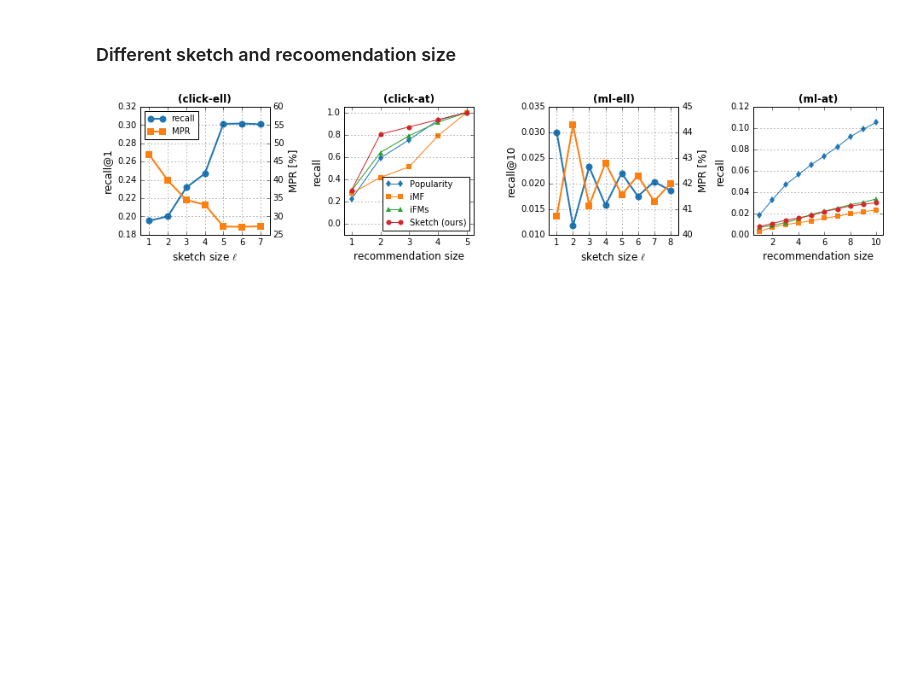
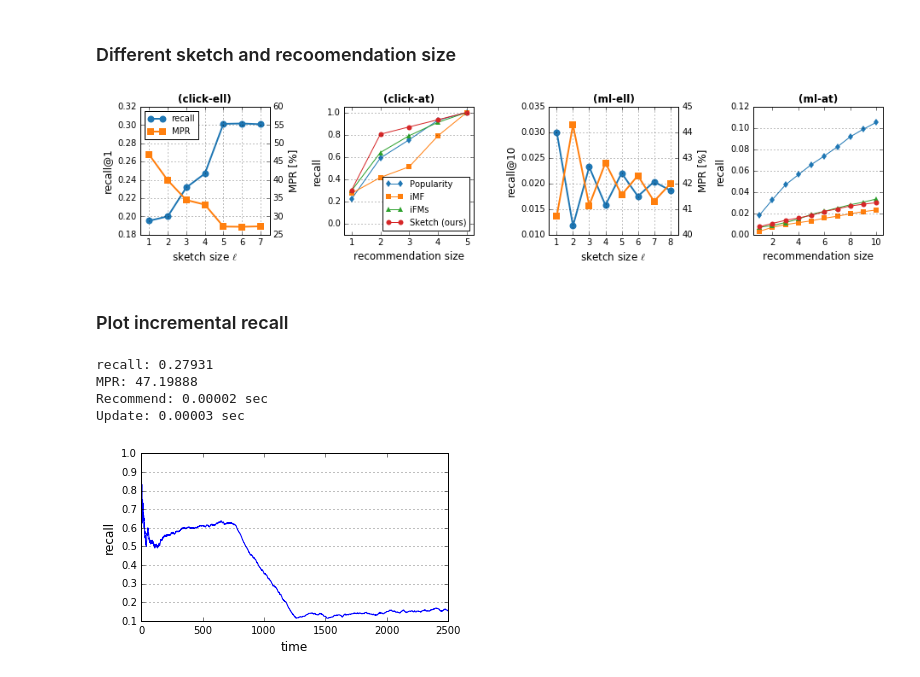
Before and after one commit to takuti/stream-recommender, a Jupyter notebook: paper-sketch.ipynb, the cells around one changed output. Cells and saved outputs as stored; diff of their text form; code cells hidden in the pictures; blank space fills up the shorter version.

```diff
--- a/paper-sketch.ipynb
+++ b/paper-sketch.ipynb
@@ -69,6 +69,25 @@ def show_result(path, at, n_item):
     print('Update: %.5f sec' % res['avg_update'])
 
     return res['top1_scores']
+# %%
+def plot_result(path, window_size, at, n_item):
+    res = parse_result(path, window_size=window_size, at=at, n_item=n_item)
+
+    # plt.subplot(122)
+    plt.plot(res['incremental_recalls'])
+
+    ax = plt.gca()
+    ax.set_xlabel('time')
+    ax.set_ylabel('recall')
+    ax.yaxis.grid()
+
+    fig = plt.gcf()
+    fig.set_size_inches((5.5, 3))
+
+    print('recall: %.5f' % res['recall'])
+    print('MPR: %.5f' % res['MPR'])
+    print('Recommend: %.5f sec' % res['avg_recommend'])
+    print('Update: %.5f sec' % res['avg_update'])
 # %%
 from evaluate import parse_result
 # %% [markdown]
@@ -537,3 +558,13 @@ plt.tight_layout()
 fig.savefig('../../paper/images/chiir-2017/different_settings.eps')
 # %% [output]
 [figure]
+# %% [markdown]
+### Plot incremental recall
+# %%
+plot_result('results/click_iMF_1.tsv', window_size=500, at=1, n_item=5)
+# %% [output]
+recall: 0.27931
+MPR: 47.19888
+Recommend: 0.00002 sec
+Update: 0.00003 sec
+[figure, added]
```
Also changed, not shown: parts of 5 cells of this notebook.
